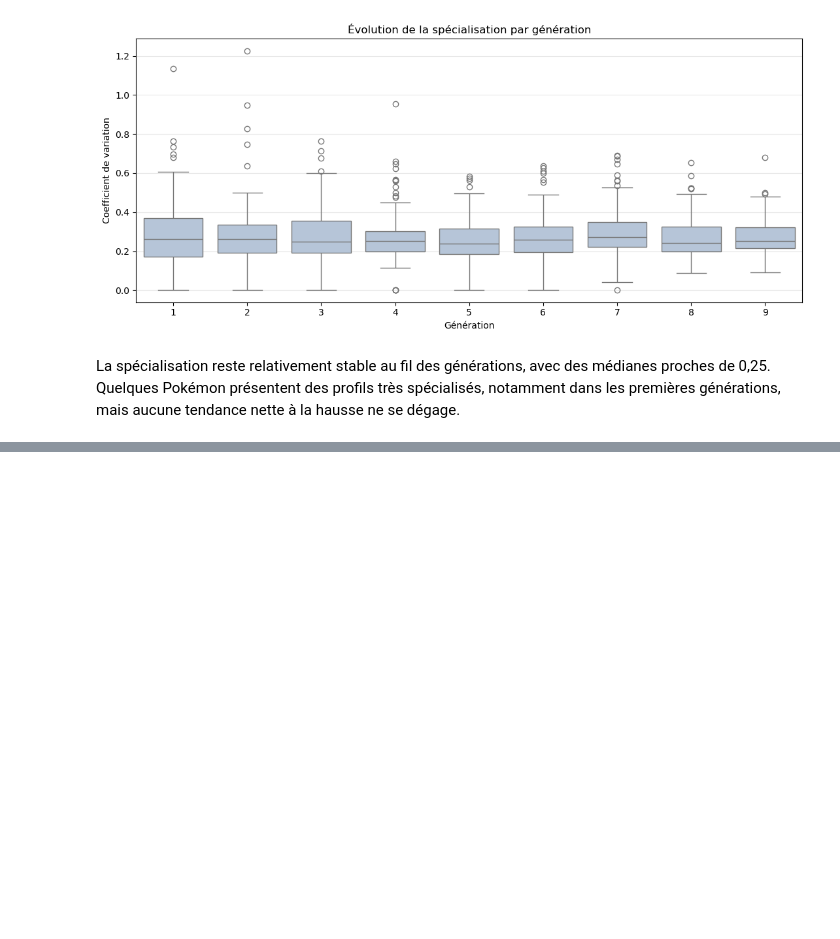
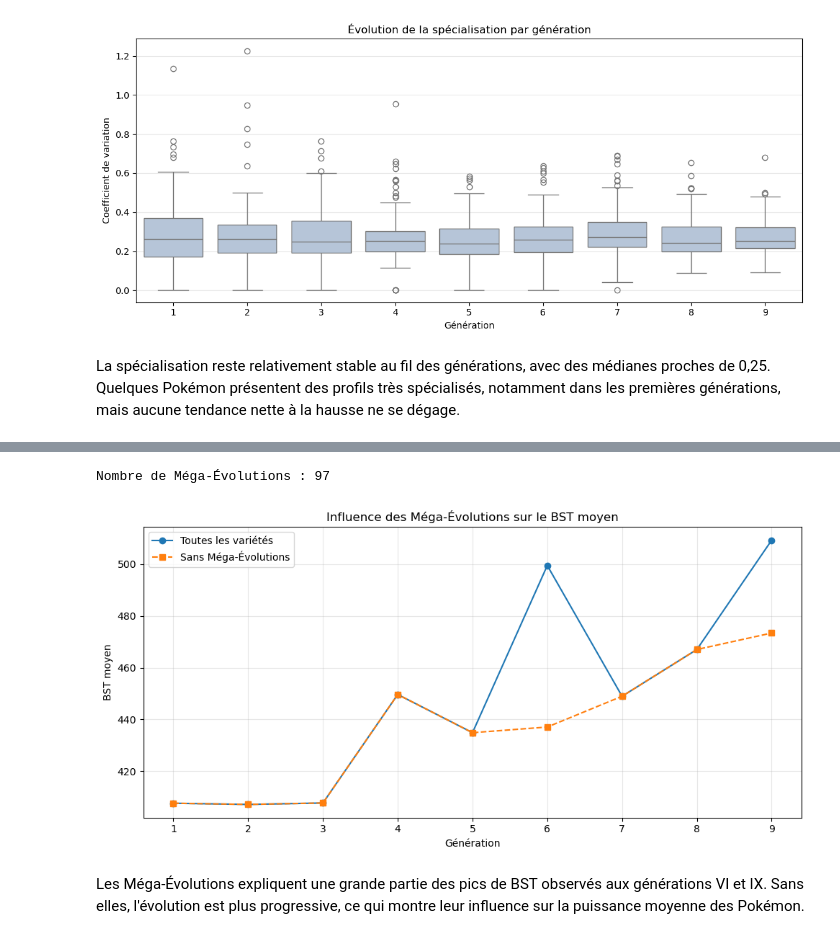
Before and after one commit to Turbo91994/Projet-python-data-science, a Jupyter notebook: notebook/constitution_base.ipynb, the cells around one changed output, grey strips where cells are left out. Drawn from its saved outputs; the diff is of its cells as text; code cells hidden in the pictures; blank space fills up the shorter version.

Commit message:
ajout de quelques visualisations

```diff
--- a/notebook/constitution_base.ipynb
+++ b/notebook/constitution_base.ipynb
@@ -672,0 +679,38 @@ La spécialisation reste relativement stable au fil des générations, avec des
+# %%
+# Identification des Méga-Évolutions
+mega = df_analyse["is_mega"].astype(str).str.lower().isin(["true", "1"])
+
+print("Nombre de Méga-Évolutions :", mega.sum())
+
+# Moyennes avec et sans Méga-Évolutions
+bst_tous = df_analyse.groupby("generation")["bst"].mean()
+
+bst_sans_mega = (
+    df_analyse.loc[~mega]
+    .groupby("generation")["bst"]
+    .mean()
+)
+
+# Visualisation
+plt.figure(figsize=(10, 5))
+
+plt.plot(bst_tous.index, bst_tous,
+         marker="o", label="Toutes les variétés")
+
+plt.plot(bst_sans_mega.index, bst_sans_mega,
+         marker="s", linestyle="--",
+         label="Sans Méga-Évolutions")
+
+plt.title("Influence des Méga-Évolutions sur le BST moyen")
+plt.xlabel("Génération")
+plt.ylabel("BST moyen")
+plt.xticks(range(1, 10))
+plt.legend()
+plt.grid(alpha=0.3)
+plt.tight_layout()
+plt.show()
+# %% [output]
+Nombre de Méga-Évolutions : 97
+[figure, added]
+# %% [markdown]
+Les Méga-Évolutions expliquent une grande partie des pics de BST observés aux générations VI et IX. Sans elles, l'évolution est plus progressive, ce qui montre leur influence sur la puissance moyenne des Pokémon.
```
Also changed, not shown: parts of 1 cell of this notebook.
